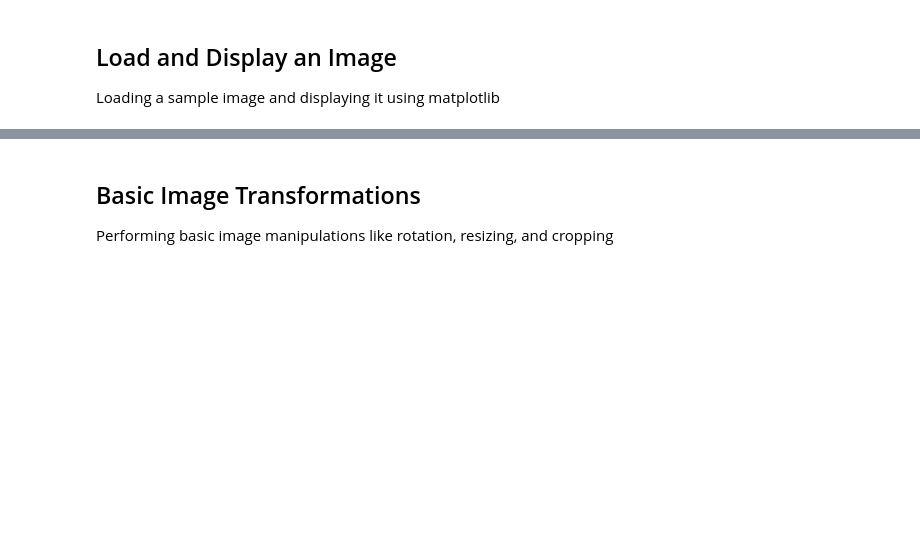
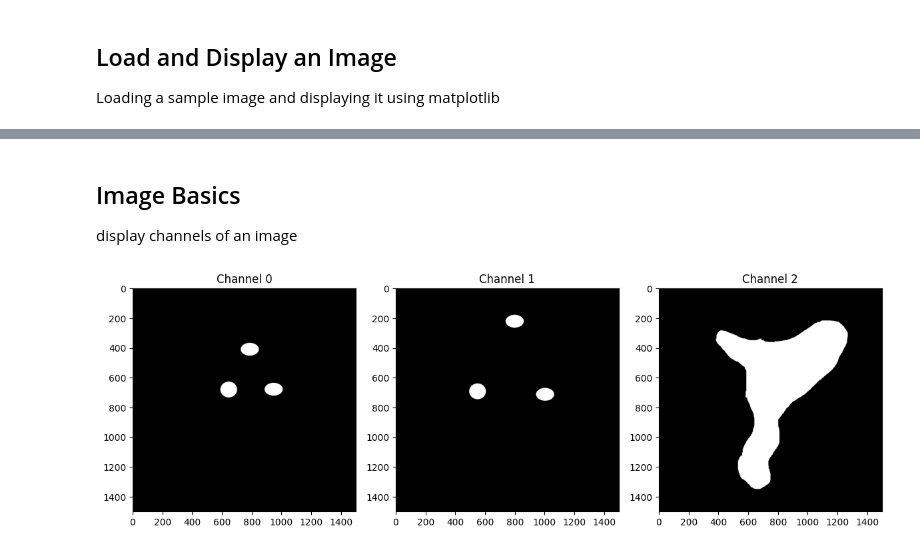
Before and after one commit to FilLieb/NBCimageAnalysis, a Jupyter notebook: learning/1n_loading_and_display_images_tif.ipynb, the cells around one changed output, grey strips where cells are left out. Cells and saved outputs as stored; diff of their text form; code cells hidden in the pictures; blank space fills up the shorter version.

```diff
--- a/learning/1n_loading_and_display_images_tif.ipynb
+++ b/learning/1n_loading_and_display_images_tif.ipynb
@@ -30,27 +72,25 @@ data.shape
 # %% [markdown]
-## Basic Image Transformations
-Performing basic image manipulations like rotation, resizing, and cropping
+## Image Basics
+display channels of an image
 # %%
-# Pick the first timepoint and z-slice
-t_index = 0
-z_index = 0
-
 # Extract each channel slice (assume 3 channels, for example)
-channel_0 = data[t_index, z_index, 0, :, :]
-channel_1 = data[t_index, z_index, 1, :, :]
-channel_2 = data[t_index, z_index, 2, :, :]
+channel_0 = data[:, :, 0]
+channel_1 = data[:, :, 1]
+channel_2 = data[:, :, 2]
 
 # make a quick figure to display individual channels
 fig, axes = plt.subplots(1, 3, figsize=(12, 4))
 
 axes[0].imshow(channel_0, cmap='gray')
 axes[0].set_title("Channel 0")
 
 axes[1].imshow(channel_1, cmap='gray')
 axes[1].set_title("Channel 1")
 
 axes[2].imshow(channel_2, cmap='gray')
 axes[2].set_title("Channel 2")
 
 plt.tight_layout()
 plt.show()
+# %% [output]
+[figure, added]
```
Also changed, not shown: parts of 3 cells of this notebook.
